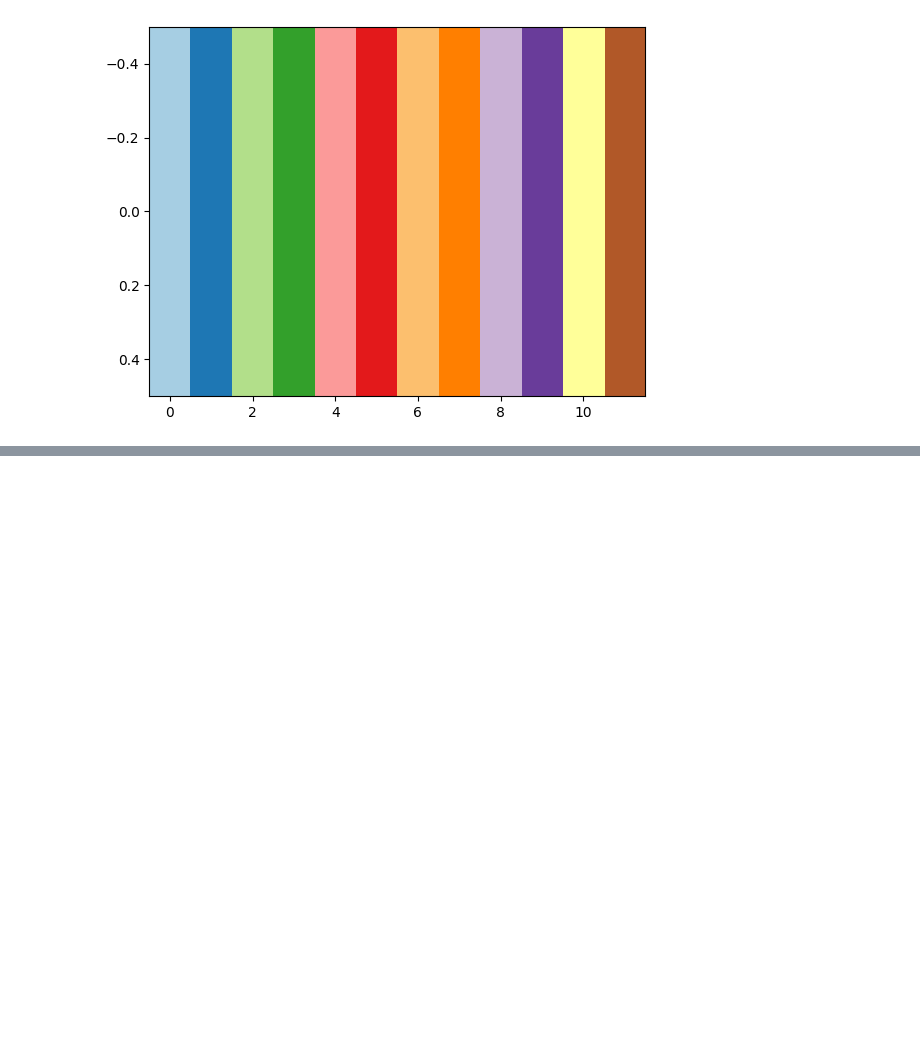
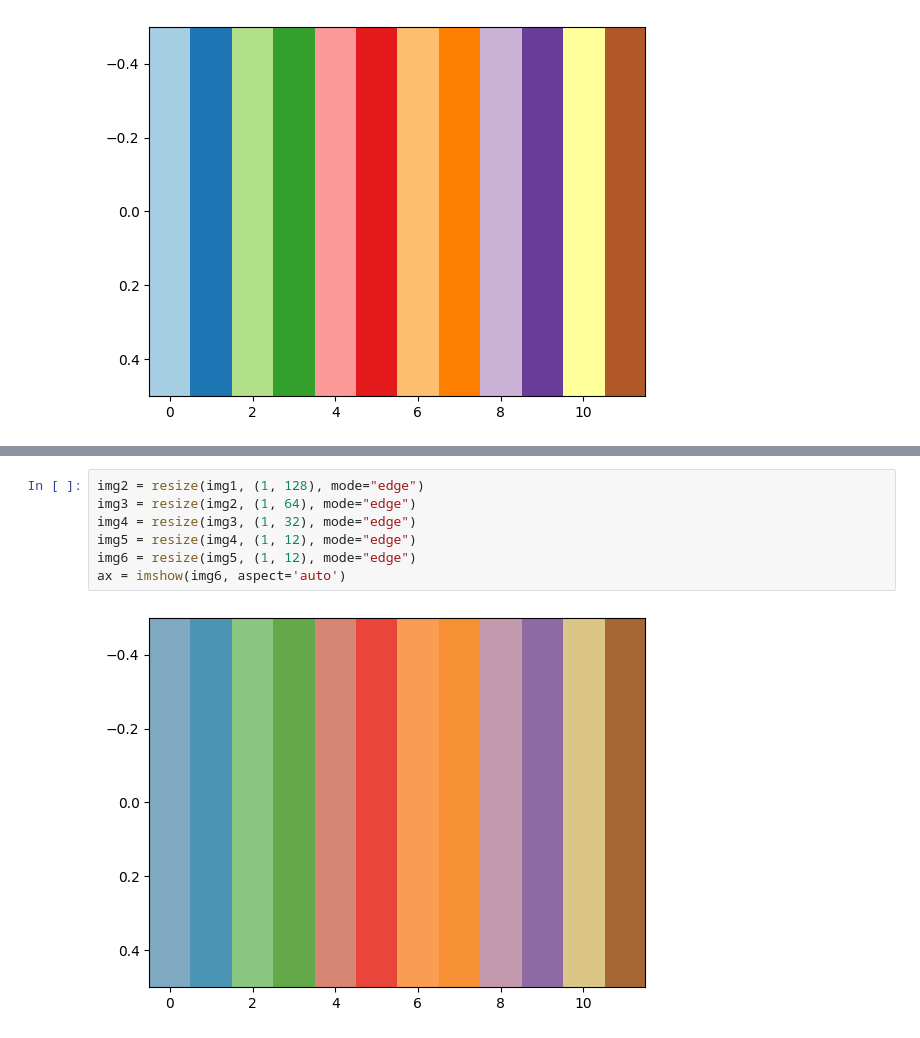
Before and after one commit to jbs-public-function/color-brains, a Jupyter notebook: color_brains/research/colormap-tensors.ipynb, the cells around one changed output, grey strips where cells are left out. Cells and saved outputs as stored; diff of their text form; blank space fills up the shorter version.

```diff
--- a/color_brains/research/colormap-tensors.ipynb
+++ b/color_brains/research/colormap-tensors.ipynb
@@ -89,0 +135,9 @@ ax = imshow(img1, aspect='auto')
+# %%
+img2 = resize(img1, (1, 128), mode="edge")
+img3 = resize(img2, (1, 64), mode="edge")
+img4 = resize(img3, (1, 32), mode="edge")
+img5 = resize(img4, (1, 12), mode="edge")
+img6 = resize(img5, (1, 12), mode="edge")
+ax = imshow(img6, aspect='auto')
+# %% [output]
+[figure, added]
```
Also changed, not shown: parts of 7 cells of this notebook.
